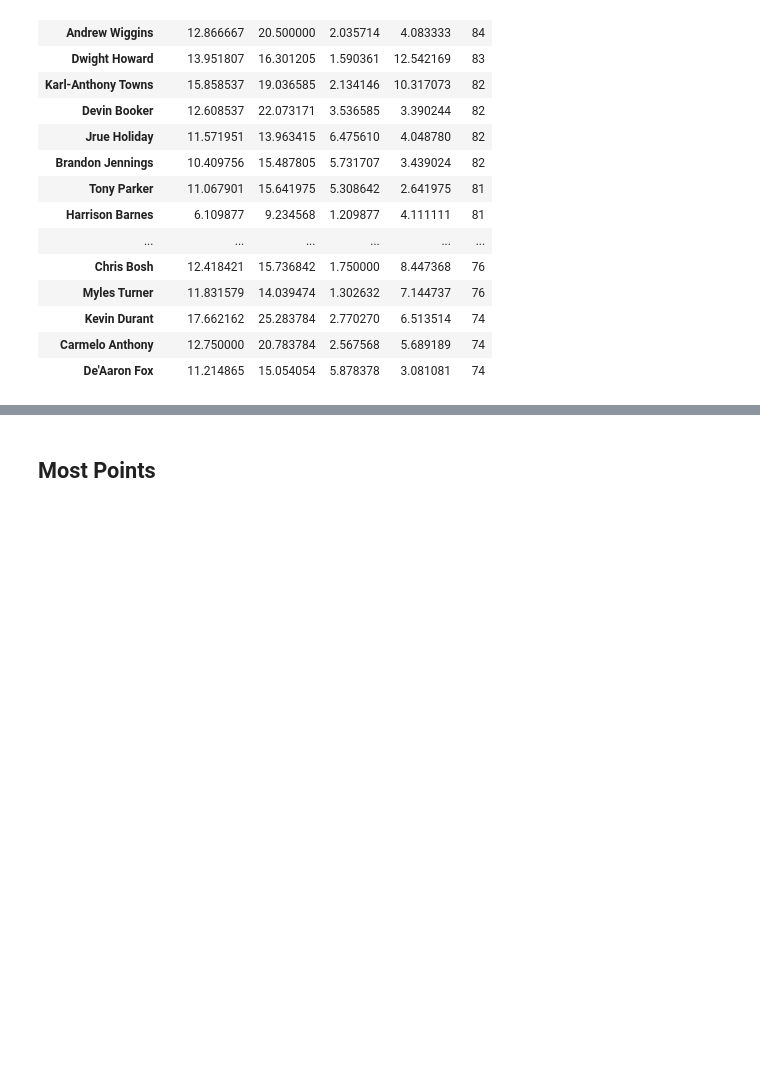
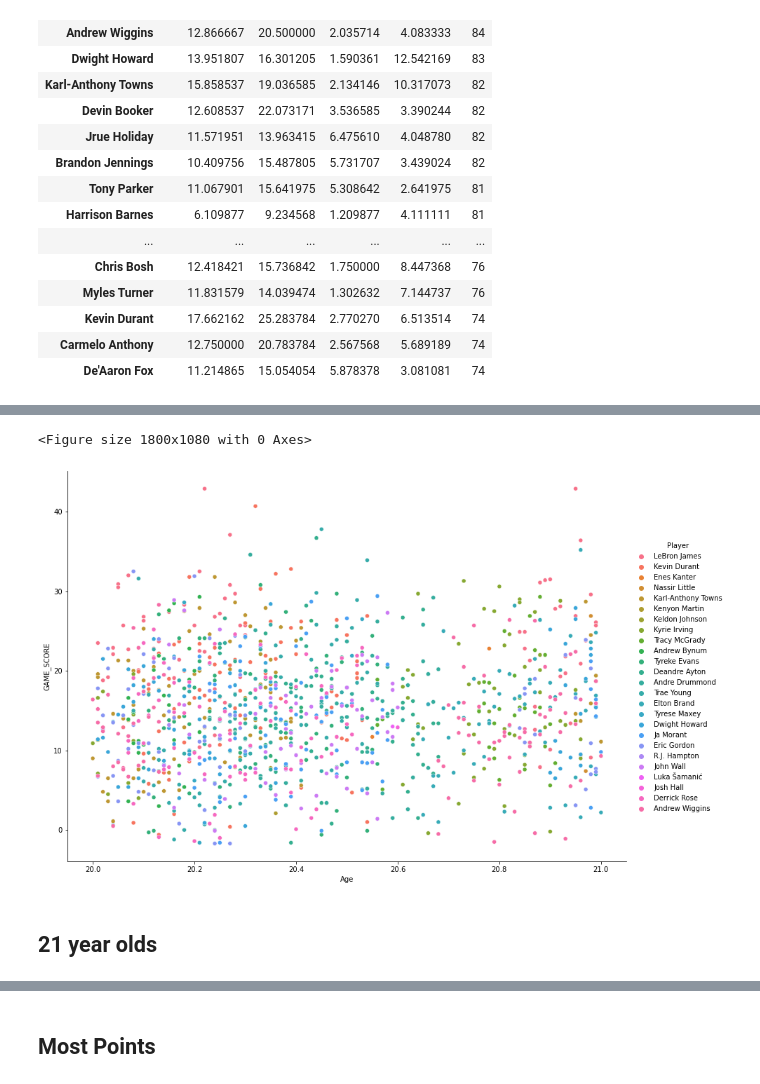
Before and after one commit to bme3412/Python, a Jupyter notebook: Projects/Basketball_reference/NBA_Age_TimeSeries.ipynb, the cells around one changed output, grey strips where cells are left out. Drawn from its saved outputs; the diff is of its cells as text; code cells hidden in the pictures; blank space fills up the shorter version.

```diff
--- a/Projects/Basketball_reference/NBA_Age_TimeSeries.ipynb
+++ b/Projects/Basketball_reference/NBA_Age_TimeSeries.ipynb
@@ -1333,0 +1383,10 @@ NBA_2000_20_grp.sort_values(['GS', 'GAME_SCORE'], ascending=False).head(25)
+# %%
+plt.figure(figsize=(25,15))
+sns.relplot(data=appended_data_20yr_top25, x='Age', y='GAME_SCORE', hue='Player',height=8.27, aspect=11.7/8.27)
+
+plt.show()
+# %% [output]
+<Figure size 1800x1080 with 0 Axes>
+[figure, added]
+# %% [markdown]
+## 21 year olds
```
Also changed, not shown: parts of 35 cells of this notebook.
